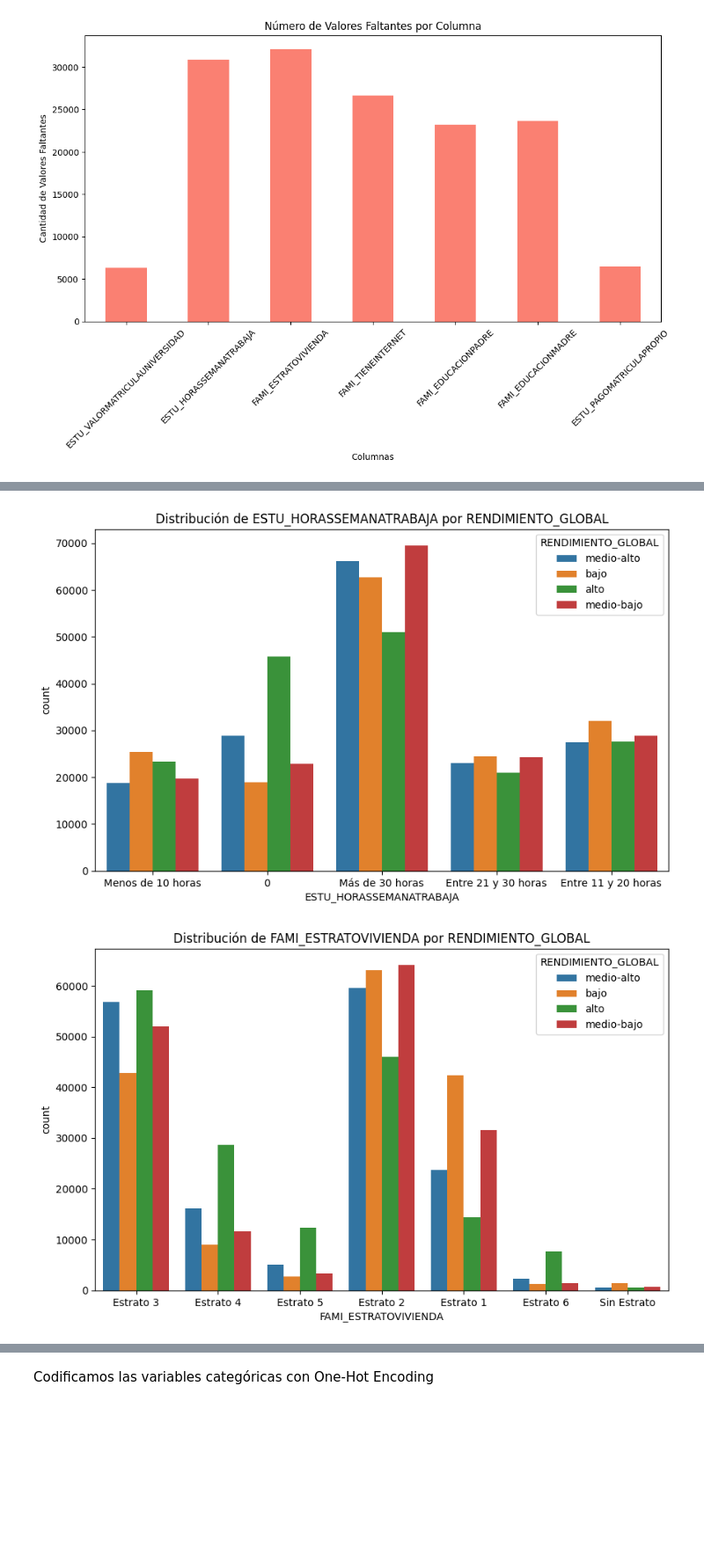
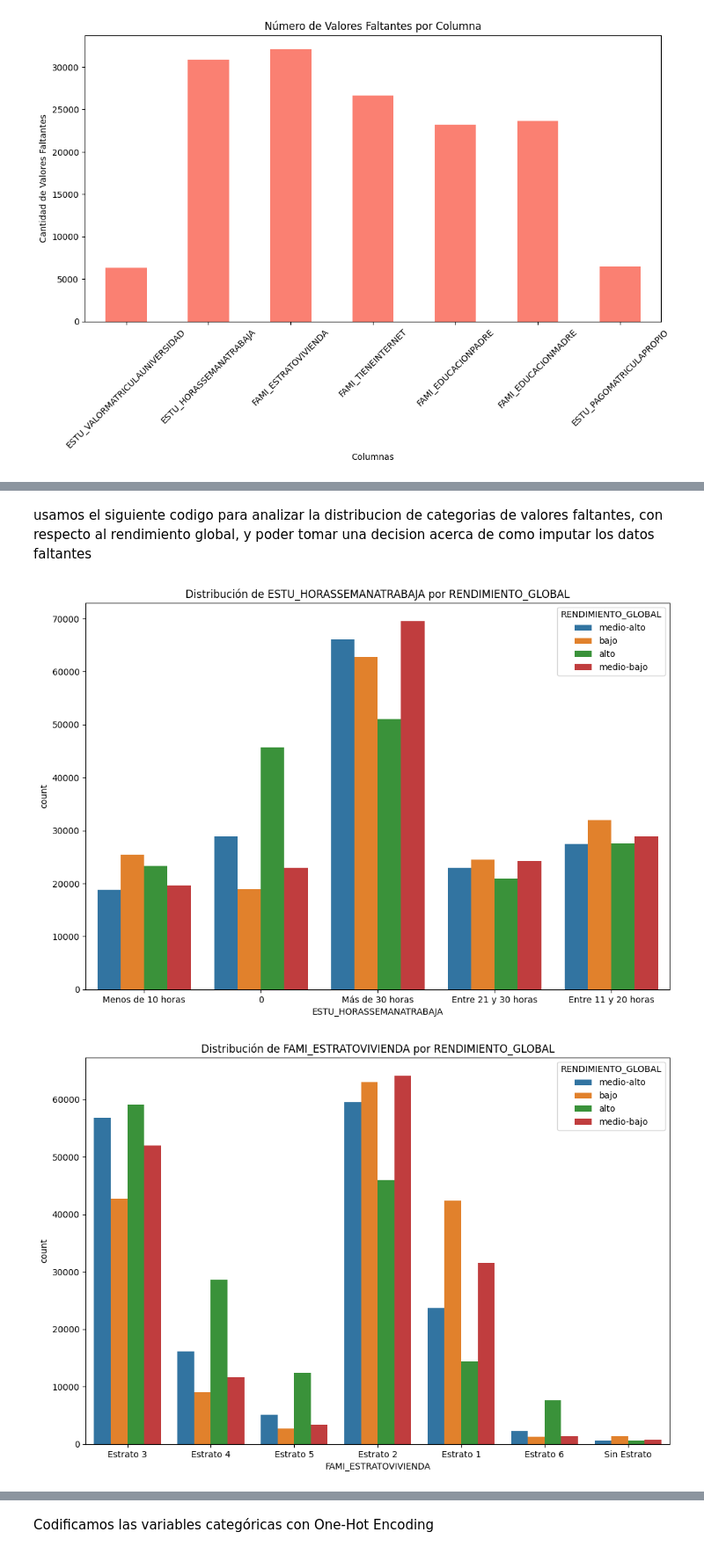
Before and after one commit to danielramo27s/UDEA-ai4eng-20242, a Jupyter notebook: 02 - preprocesado.ipynb, the cells around one changed output, grey strips where cells are left out. Shown: that part at 88% size. Drawn from its saved outputs; the diff is of its cells as text; code cells hidden in the pictures; blank space fills up the shorter version.

```diff
--- a/02 - preprocesado.ipynb
+++ b/02 - preprocesado.ipynb
@@ -145,17 +146,19 @@ Requirement already satisfied: pandas>=1.2 in /usr/local/lib/python3.10/dist-pac
 Requirement already satisfied: pytz>=2020.1 in /usr/local/lib/python3.10/dist-packages (from pandas>=1.2->seaborn) (2024.2)
 Requirement already satisfied: tzdata>=2022.1 in /usr/local/lib/python3.10/dist-packages (from pandas>=1.2->seaborn) (2024.1)
 Requirement already satisfied: six>=1.5 in /usr/local/lib/python3.10/dist-packages (from python-dateutil>=2.7->matplotlib) (1.16.0)
+# %% [markdown]
+usamos el siguiente codigo para analizar la distribucion de categorias de valores faltantes, con respecto al rendimiento global, y poder tomar una decision acerca de como imputar los datos faltantes
 # %%
 import seaborn as sns
 import matplotlib.pyplot as plt
 
 
 for columna in ['ESTU_HORASSEMANATRABAJA', 'FAMI_ESTRATOVIVIENDA', 'FAMI_TIENEINTERNET', 'FAMI_EDUCACIONPADRE', 'FAMI_EDUCACIONMADRE']:
-    plt.figure(figsize=(10, 6))
+    plt.figure(figsize=(12, 8))
     sns.countplot(data=df, x=columna, hue='RENDIMIENTO_GLOBAL')
     plt.title(f'Distribución de {columna} por RENDIMIENTO_GLOBAL')
     plt.legend(title='RENDIMIENTO_GLOBAL')
     plt.show()
 # %% [output]
-[figure, old version]
+[figure, new version]
-[figure, old version]
+[figure, new version]
```
Also changed, not shown: parts of 11 cells of this notebook.
